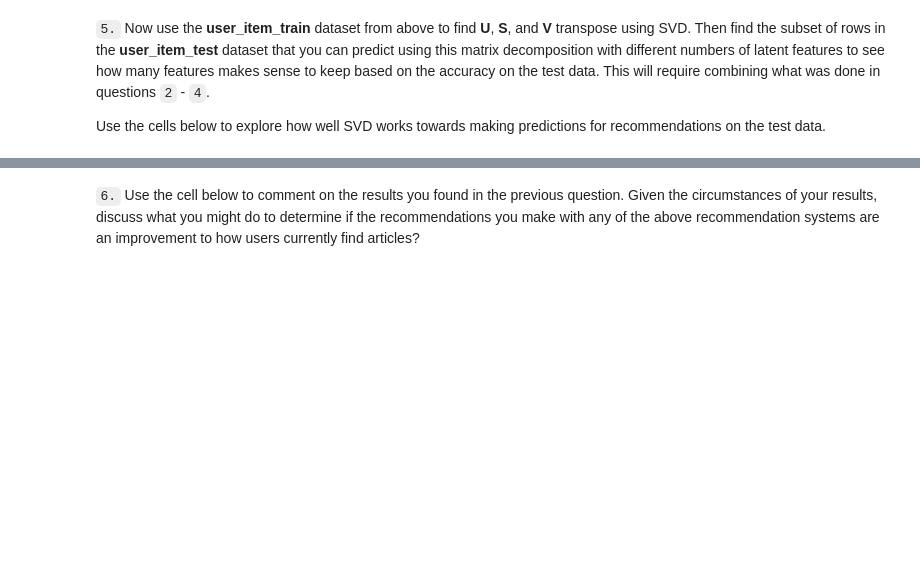
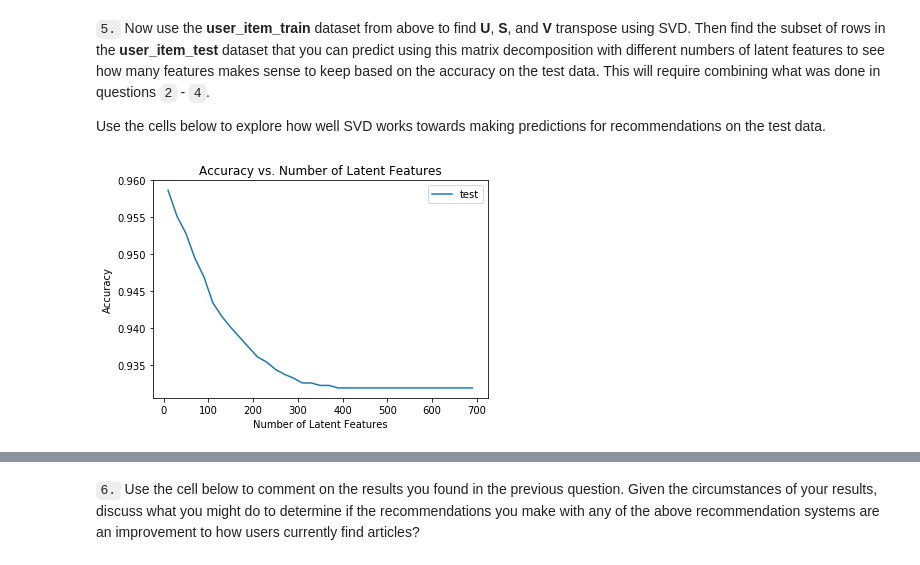
Before and after one commit to mtasende/data-scientist-nanodegree, a Jupyter notebook: projects/p05_watson_recommender/Recommendations_with_IBM.ipynb, the cells around one changed output, grey strips where cells are left out. Cells and saved outputs as stored; diff of their text form; code cells hidden in the pictures; blank space fills up the shorter version.

```diff
--- a/projects/p05_watson_recommender/Recommendations_with_IBM.ipynb
+++ b/projects/p05_watson_recommender/Recommendations_with_IBM.ipynb
@@ -734,8 +776,16 @@ def create_test_and_train_user_item(df_train, df_test):
     test_arts - all of the test article ids
 
     '''
-    # Your code here
+    user_item_train = create_user_item_matrix(df_train)
+    user_item_test = create_user_item_matrix(df_test)
+    test_idx = df_test.user_id.unique()
+    test_arts = df_test.article_id.unique()
 
     return user_item_train, user_item_test, test_idx, test_arts
 
 user_item_train, user_item_test, test_idx, test_arts = create_test_and_train_user_item(df_train, df_test)
+# %%
+predictable_users = np.intersect1d(test_idx,
+                                   user_item_train.index.values).shape[0]
+print('We can make predictions for {} users in the test set, out of a total of {}.'.format(
+predictable_users, test_idx.shape[0]))
@@ -741,0 +799,5 @@ user_item_train, user_item_test, test_idx, test_arts = create_test_and_train_use
+# %%
+predictable_arts = np.intersect1d(test_arts,
+                                  user_item_train.columns.values).shape[0]
+print('We can make predictions for {} articles in the test set, out of a total of {}.'.format(
+predictable_arts, test_arts.shape[0]))
@@ -761,7 +832,70 @@ t.sol_4_test(sol_4_dict)
 Use the cells below to explore how well SVD works towards making predictions for recommendations on the test data.
 # %%
 # fit SVD on the user_item_train matrix
-u_train, s_train, vt_train = # fit svd similar to above then use the cells below
+u_train, s_train, vt_train = np.linalg.svd(user_item_train)  # fit svd similar to above then use the cells below
 # %%
 # Use these cells to see how well you can use the training
 # decomposition to predict on test data
+# %%
+num_latent_feats = np.arange(10,700+10,20)
+sum_errs = list()
+sum_errs_train = list()
+
+for k in num_latent_feats:
+    # restructure with k latent features
+    s_new, u_new, vt_new = np.diag(s_train[:k]), u_train[:, :k], vt_train[:k, :]
+    s_new_train, u_new_train, vt_new_train = s_new, u_new, vt_new
+
+    # Get the filtered user-item matrix
+    predictable_users = np.intersect1d(test_idx, user_item_train.index.values)
+    predictable_arts = np.intersect1d(test_arts, user_item_train.columns.values)
+    user_item_test_predictable = user_item_test.loc[predictable_users,
+                                                    predictable_arts]
+
+    # Filter the predictable users
+    predictable_usrs_idx = [user_item_train.index.get_loc(user)
+                            for user in predictable_users]
+    u_new = u_new[predictable_usrs_idx, :]
+
+    # Filter the predictable articles
+    predictable_arts_idx = [user_item_train.columns.get_loc(art)
+                            for art in predictable_arts]
+    vt_new = vt_new[:, predictable_arts_idx]
+
+    # take dot product
+    user_item_est = np.around(np.dot(np.dot(u_new, s_new), vt_new))
+    user_item_est_train = np.around(np.dot(np.dot(u_new_train, s_new_train),
+                                           vt_new_train))
+
+    # compute error for each prediction to actual value
+    diffs = np.subtract(user_item_test_predictable.values, user_item_est)
+    diffs_train = np.subtract(user_item_train, user_item_est_train)
+
+    # total errors and keep track of them
+    err = np.sum(np.sum(np.abs(diffs)))
+    sum_errs.append(err)
+    err_train = np.sum(np.sum(np.abs(diffs_train)))
+    sum_errs_train.append(err_train)
+
+plt.plot(num_latent_feats, 1 - np.array(sum_errs)/df_test.shape[0],
+         label='test');
+plt.xlabel('Number of Latent Features');
+plt.ylabel('Accuracy');
+plt.title('Accuracy vs. Number of Latent Features');
+plt.legend();
+plt.figure();
+
+plt.plot(num_latent_feats, 1 - np.array(sum_errs)/df_test.shape[0], label='test');
+plt.xlabel('Number of Latent Features');
+plt.ylabel('Accuracy');
+plt.title('Accuracy vs. Number of Latent Features');
+
+plt.plot(num_latent_feats,
+         1 - np.array(sum_errs_train)/df_train.shape[0],
+         label='train');
+plt.xlabel('Number of Latent Features');
+plt.ylabel('Accuracy');
+plt.title('Accuracy vs. Number of Latent Features');
+plt.legend();
+# %% [output]
+[figure, added]
```
Also changed, not shown: parts of 43 cells of this notebook, 1 other file.
